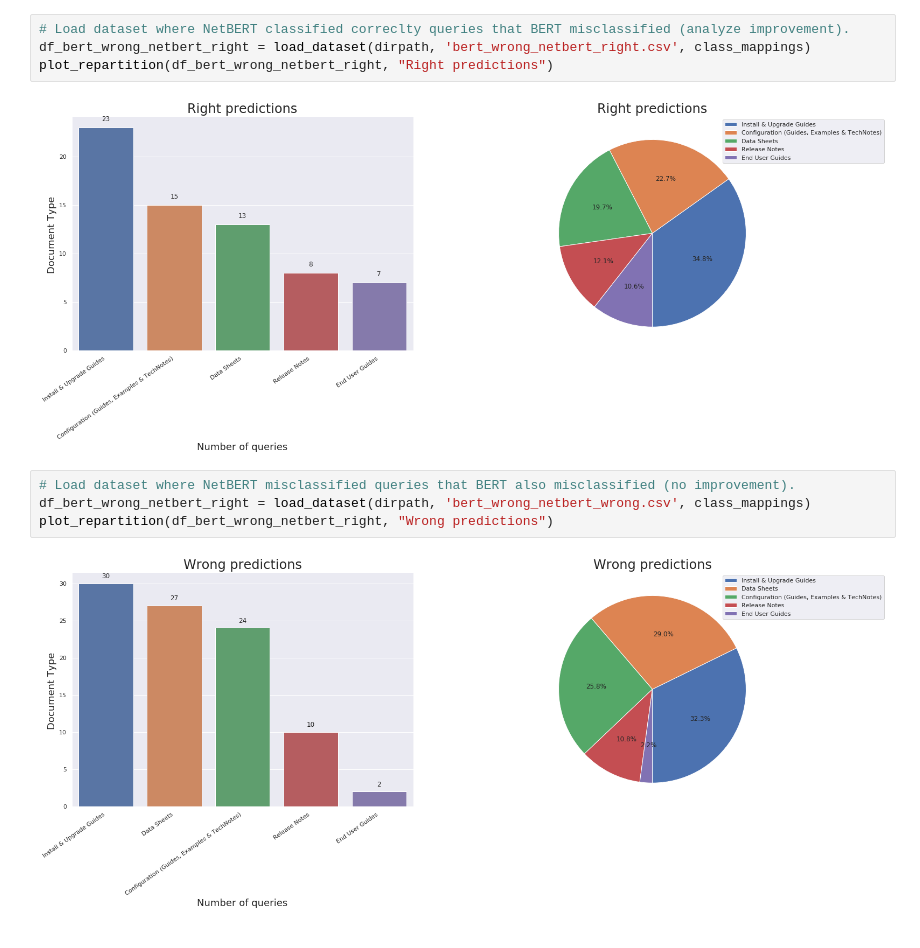
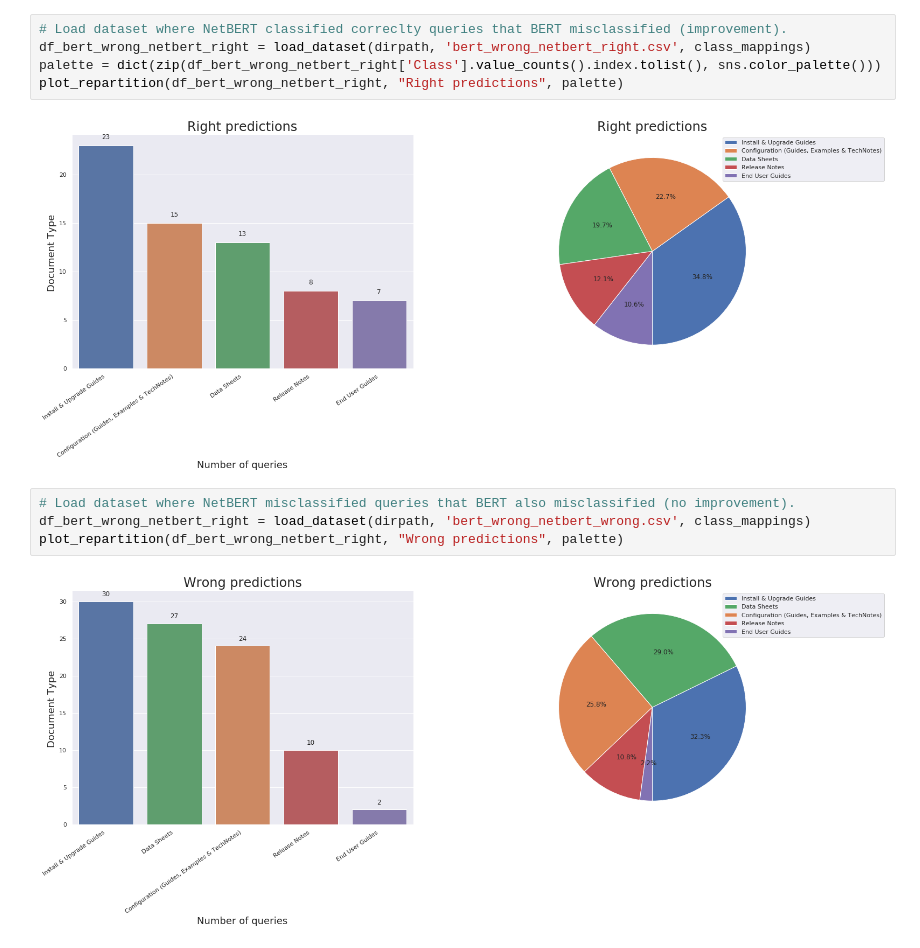
Before and after one commit to ant-louis/netbert, a Jupyter notebook: Code/Extrinsic_evaluation/Classification/BERT_vs_NetBERT_predictions.ipynb, the cells around one changed output. Cells and saved outputs as stored; diff of their text form.

Commit message:
Finish visualisations deep analysis predictions NetBERT

```diff
--- a/Code/Extrinsic_evaluation/Classification/BERT_vs_NetBERT_predictions.ipynb
+++ b/Code/Extrinsic_evaluation/Classification/BERT_vs_NetBERT_predictions.ipynb
@@ -321,14 +362,15 @@ plot_confusion_matrix(result['conf_matrix'], list(class_mappings.values()))
 Accuracy: 0.415
 [figure]
 # %%
-# Load dataset where NetBERT classified correclty queries that BERT misclassified (analyze improvement).
+# Load dataset where NetBERT classified correclty queries that BERT misclassified (improvement).
 df_bert_wrong_netbert_right = load_dataset(dirpath, 'bert_wrong_netbert_right.csv', class_mappings)
-plot_repartition(df_bert_wrong_netbert_right, "Right predictions")
+palette = dict(zip(df_bert_wrong_netbert_right['Class'].value_counts().index.tolist(), sns.color_palette()))
+plot_repartition(df_bert_wrong_netbert_right, "Right predictions", palette)
 # %% [output]
 [figure]
 # %%
 # Load dataset where NetBERT misclassified queries that BERT also misclassified (no improvement).
 df_bert_wrong_netbert_right = load_dataset(dirpath, 'bert_wrong_netbert_wrong.csv', class_mappings)
-plot_repartition(df_bert_wrong_netbert_right, "Wrong predictions")
+plot_repartition(df_bert_wrong_netbert_right, "Wrong predictions", palette)
 # %% [output]
-[figure, old version]
+[figure, new version]
```
Also changed, not shown: parts of 8 cells of this notebook.
